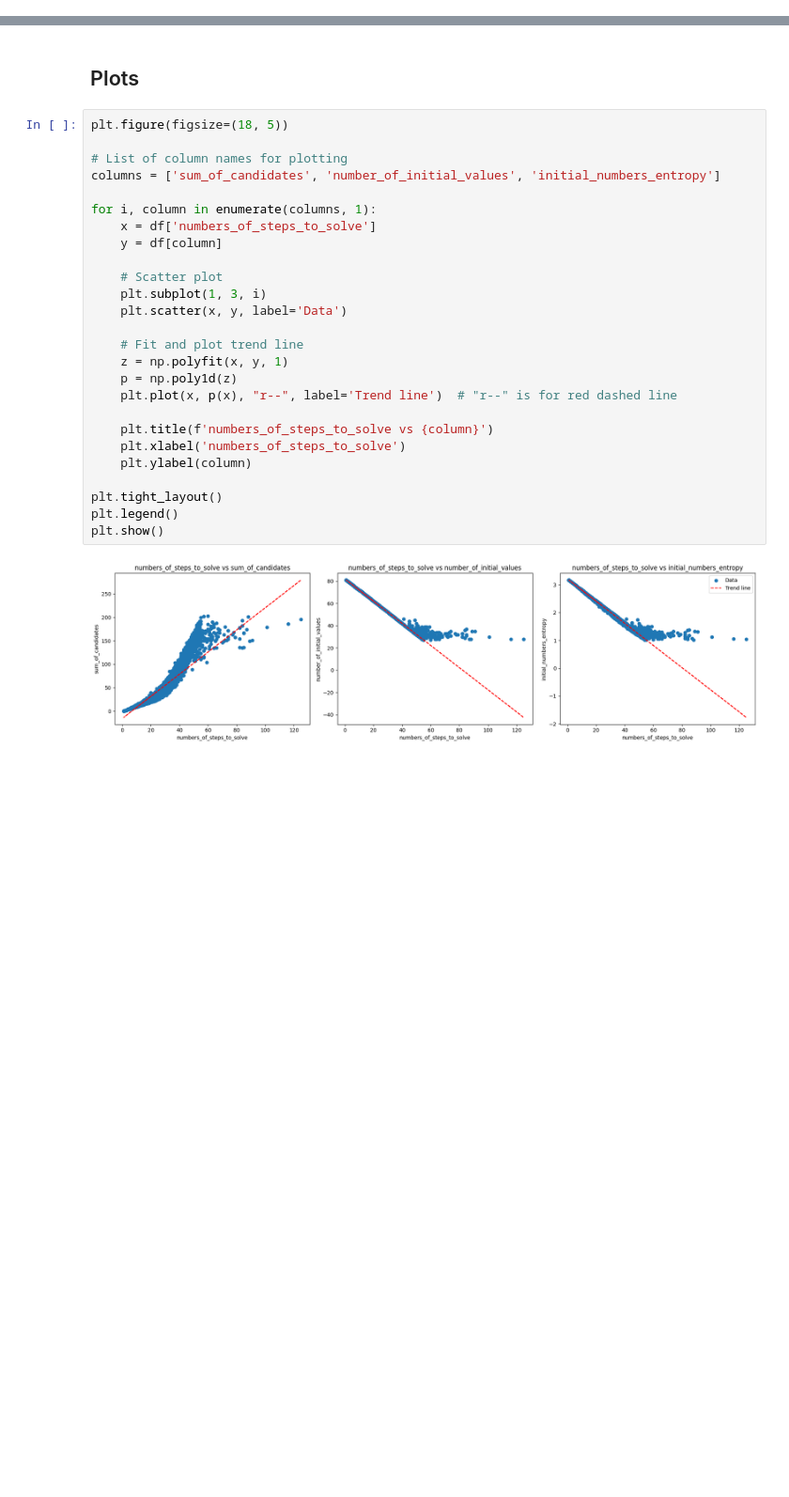
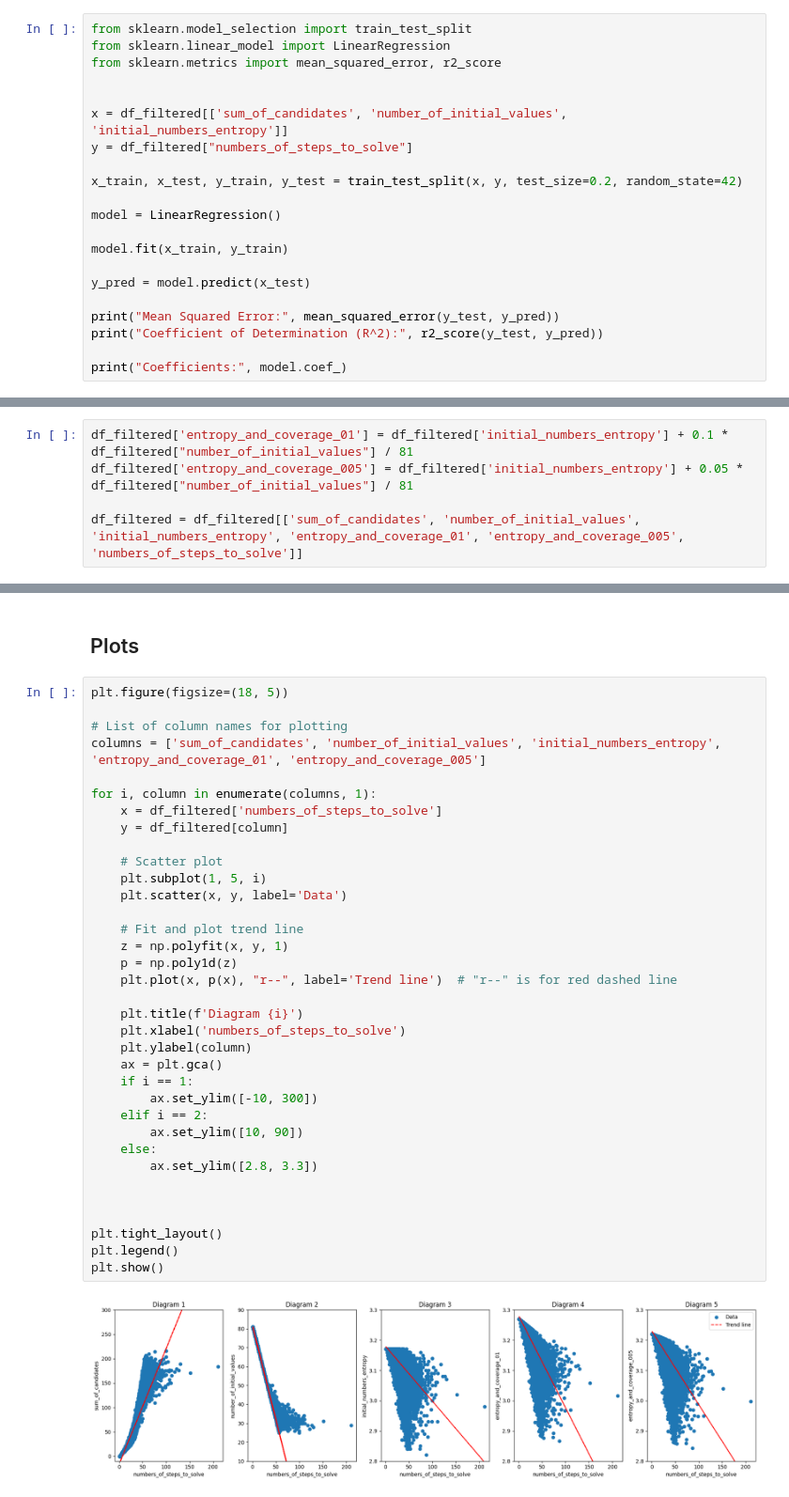
Before and after one commit to Adik8688/sudoku_major_project, a Jupyter notebook: analysis.ipynb, the cells around one changed output, grey strips where cells are left out. Shown: that part at 94% size. Drawn from its saved outputs; the diff is of its cells as text; blank space fills up the shorter version.

```diff
--- a/analysis.ipynb
+++ b/analysis.ipynb
@@ -7,0 +19,21 @@ df = pd.read_csv(filepath, sep=";")
+# %%
+from sklearn.model_selection import train_test_split
+from sklearn.linear_model import LinearRegression
+from sklearn.metrics import mean_squared_error, r2_score
+
+
+x = df_filtered[['sum_of_candidates', 'number_of_initial_values', 'initial_numbers_entropy']]
+y = df_filtered["numbers_of_steps_to_solve"]
+
+x_train, x_test, y_train, y_test = train_test_split(x, y, test_size=0.2, random_state=42)
+
+model = LinearRegression()
+
+model.fit(x_train, y_train)
+
+y_pred = model.predict(x_test)
+
+print("Mean Squared Error:", mean_squared_error(y_test, y_pred))
+print("Coefficient of Determination (R^2):", r2_score(y_test, y_pred))
+
+print("Coefficients:", model.coef_)
@@ -7,0 +46,5 @@ df = pd.read_csv(filepath, sep=";")
+# %%
+df_filtered['entropy_and_coverage_01'] = df_filtered['initial_numbers_entropy'] + 0.1 * df_filtered["number_of_initial_values"] / 81
+df_filtered['entropy_and_coverage_005'] = df_filtered['initial_numbers_entropy'] + 0.05 * df_filtered["number_of_initial_values"] / 81
+
+df_filtered = df_filtered[['sum_of_candidates', 'number_of_initial_values', 'initial_numbers_entropy', 'entropy_and_coverage_01', 'entropy_and_coverage_005', 'numbers_of_steps_to_solve']]
@@ -20,28 +76,37 @@ Name: numbers_of_steps_to_solve, dtype: float64
 # %%
 plt.figure(figsize=(18, 5))
 
 # List of column names for plotting
-columns = ['sum_of_candidates', 'number_of_initial_values', 'initial_numbers_entropy']
+columns = ['sum_of_candidates', 'number_of_initial_values', 'initial_numbers_entropy', 'entropy_and_coverage_01', 'entropy_and_coverage_005']
 
 for i, column in enumerate(columns, 1):
-    x = df['numbers_of_steps_to_solve']
-    y = df[column]
+    x = df_filtered['numbers_of_steps_to_solve']
+    y = df_filtered[column]
 
     # Scatter plot
-    plt.subplot(1, 3, i)
+    plt.subplot(1, 5, i)
     plt.scatter(x, y, label='Data')
 
     # Fit and plot trend line
     z = np.polyfit(x, y, 1)
     p = np.poly1d(z)
     plt.plot(x, p(x), "r--", label='Trend line')  # "r--" is for red dashed line
 
-    plt.title(f'numbers_of_steps_to_solve vs {column}')
+    plt.title(f'Diagram {i}')
     plt.xlabel('numbers_of_steps_to_solve')
     plt.ylabel(column)
+    ax = plt.gca()
+    if i == 1:
+        ax.set_ylim([-10, 300])
+    elif i == 2:
+        ax.set_ylim([10, 90])
+    else:
+        ax.set_ylim([2.8, 3.3])
+
+
 
 plt.tight_layout()
 plt.legend()
 plt.show()
 # %% [output]
-[figure, old version]
+[figure, new version]
```
Also changed, not shown: parts of 14 cells of this notebook, 6 other files.
